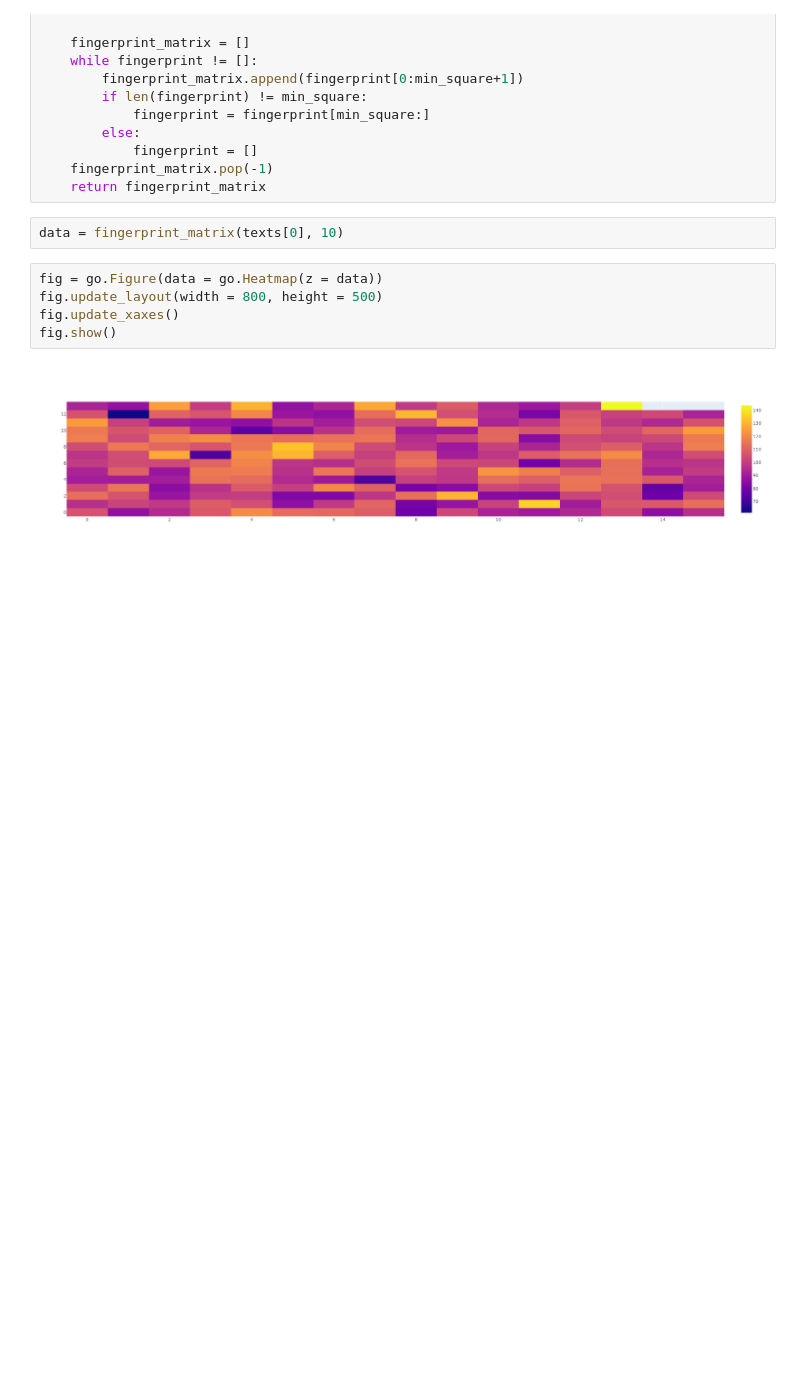
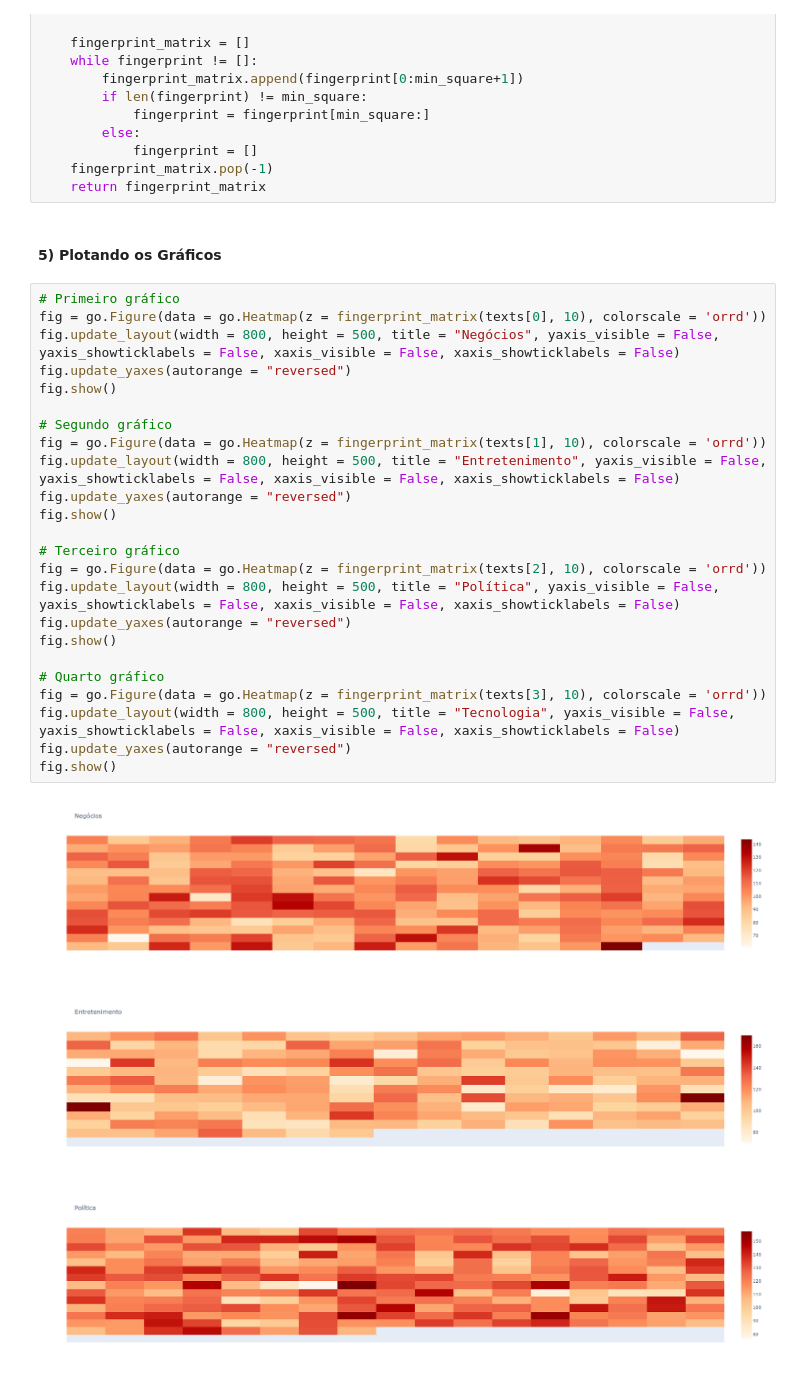
Before and after one commit to higor-gomes93/mestrado_ft045, a Jupyter notebook: Trabalho 2/Trabalho_2.ipynb, the cells around one changed output. Cells and saved outputs as stored; diff of their text form; blank space fills up the shorter version.

```diff
--- a/Trabalho 2/Trabalho_2.ipynb
+++ b/Trabalho 2/Trabalho_2.ipynb
@@ -102,12 +103,33 @@ def fingerprint_matrix(text, n):
             fingerprint = []
     fingerprint_matrix.pop(-1)
     return fingerprint_matrix
-# %%
-data = fingerprint_matrix(texts[0], 10)
+# %% [markdown]
+#### 5) Plotando os Gráficos
 # %%
-fig = go.Figure(data = go.Heatmap(z = data))
-fig.update_layout(width = 800, height = 500)
-fig.update_xaxes()
+# Primeiro gráfico
+fig = go.Figure(data = go.Heatmap(z = fingerprint_matrix(texts[0], 10), colorscale = 'orrd'))
+fig.update_layout(width = 800, height = 500, title = "Negócios", yaxis_visible = False, yaxis_showticklabels = False, xaxis_visible = False, xaxis_showticklabels = False)
+fig.update_yaxes(autorange = "reversed")
 fig.show()
+
+# Segundo gráfico
+fig = go.Figure(data = go.Heatmap(z = fingerprint_matrix(texts[1], 10), colorscale = 'orrd'))
+fig.update_layout(width = 800, height = 500, title = "Entretenimento", yaxis_visible = False, yaxis_showticklabels = False, xaxis_visible = False, xaxis_showticklabels = False)
+fig.update_yaxes(autorange = "reversed")
+fig.show()
+
+# Terceiro gráfico
+fig = go.Figure(data = go.Heatmap(z = fingerprint_matrix(texts[2], 10), colorscale = 'orrd'))
+fig.update_layout(width = 800, height = 500, title = "Política", yaxis_visible = False, yaxis_showticklabels = False, xaxis_visible = False, xaxis_showticklabels = False)
+fig.update_yaxes(autorange = "reversed")
+fig.show()
+
+# Quarto gráfico
+fig = go.Figure(data = go.Heatmap(z = fingerprint_matrix(texts[3], 10), colorscale = 'orrd'))
+fig.update_layout(width = 800, height = 500, title = "Tecnologia", yaxis_visible = False, yaxis_showticklabels = False, xaxis_visible = False, xaxis_showticklabels = False)
+fig.update_yaxes(autorange = "reversed")
+fig.show()
 # %% [output]
-[figure, old version]
+[figure, new version]
+[figure, added]
+[figure, added]
```
Also changed, not shown: parts of 2 cells of this notebook.
